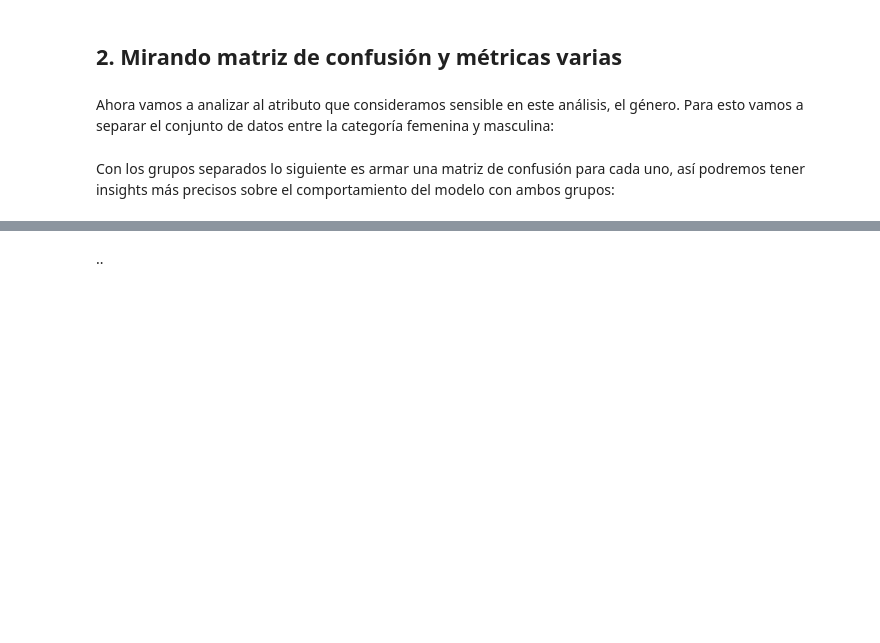
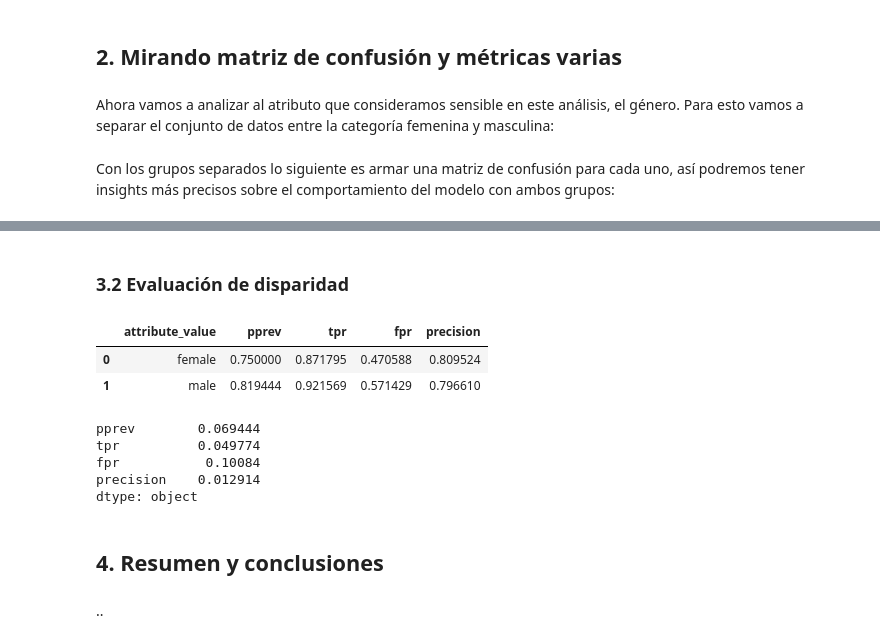
Before and after one commit to Gerardo1909/tpfinal_equidad, a Jupyter notebook: tp_final_fairness_ML/notebooks/04_evaluacion_fairness.ipynb, the cells around one changed output, grey strips where cells are left out. Drawn from its saved outputs; the diff is of its cells as text; code cells hidden in the pictures; blank space fills up the shorter version.

```diff
--- a/tp_final_fairness_ML/notebooks/04_evaluacion_fairness.ipynb
+++ b/tp_final_fairness_ML/notebooks/04_evaluacion_fairness.ipynb
@@ -307,2 +139,30 @@ En conclusión pudimos notar que nuestro clasificador muestra inequidades en la
+# %% [markdown]
+### 3.2 Evaluación de disparidad
+# %%
+from tp_final_fairness_ML.utils.fairness_eval import calcular_metricas_group_fairness
+
+df_resultado = calcular_metricas_group_fairness(df_genero_eval, 'genre')
+display(df_resultado)
+# %% [output]
+|  | attribute_value | pprev | tpr | fpr | precision |
+| 0 | female | 0.750000 | 0.871795 | 0.470588 | 0.809524 |
+| 1 | male | 0.819444 | 0.921569 | 0.571429 | 0.796610 |
+# %%
+# Seleccionamos solo las columnas numéricas (excluyendo 'attribute_value')
+columnas_numericas = ['pprev', 'tpr', 'fpr', 'precision']
+
+# Calculamos la diferencia absoluta entre las dos filas
+modulo_diferencias = (df_resultado.loc[0, columnas_numericas] - df_resultado.loc[1, columnas_numericas]).abs()
+
+# Mostramos el resultado
+print(modulo_diferencias)
+# %% [output]
+pprev        0.069444
+tpr          0.049774
+fpr           0.10084
+precision    0.012914
+dtype: object
+# %% [markdown]
+## 4. Resumen y conclusiones
 # %% [markdown]
 ..
```
Also changed, not shown: parts of 45 cells of this notebook, 4 other files.
